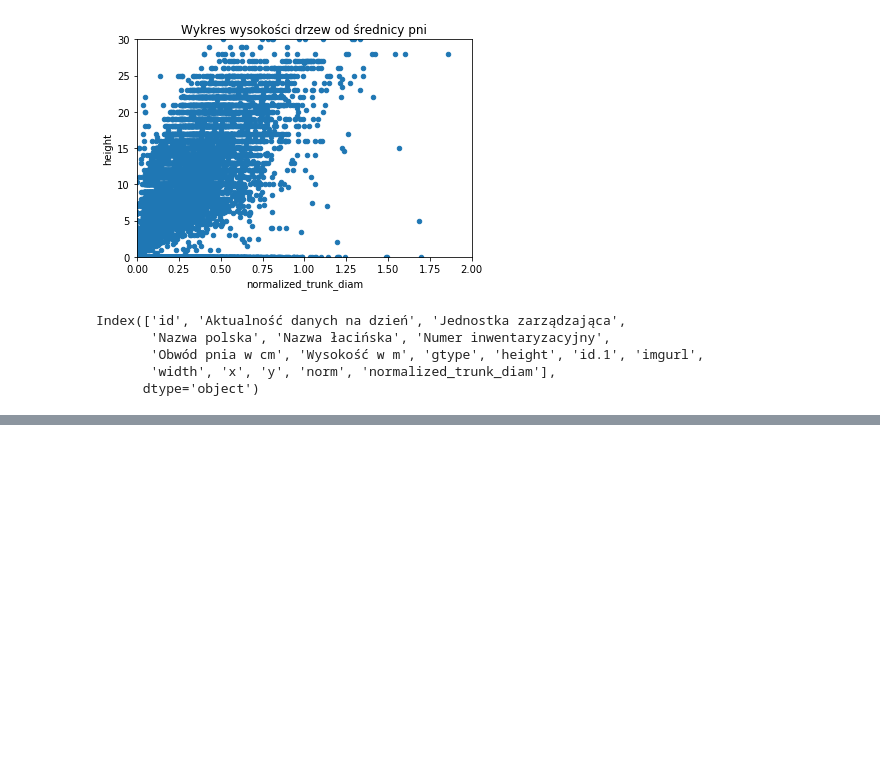
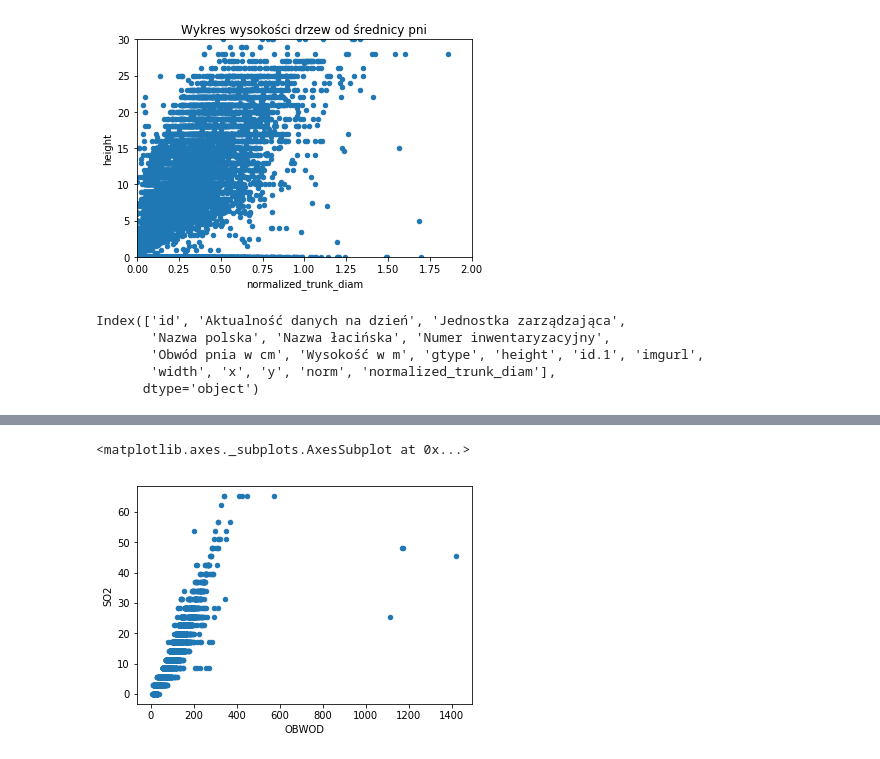
Before and after one commit to kodujdlapolski/tree-research, a Jupyter notebook: Tree cleaning & research.ipynb, the cells around one changed output, grey strips where cells are left out. Drawn from its saved outputs; the diff is of its cells as text; code cells hidden in the pictures; blank space fills up the shorter version.

```diff
--- a/Tree cleaning & research.ipynb
+++ b/Tree cleaning & research.ipynb
@@ -150,0 +184,6 @@ Index(['id', 'Aktualność danych na dzień', 'Jednostka zarządzająca',
+# %%
+so2 = trees[['OBWOD', 'SO2']]
+so2.plot(kind='scatter', x='OBWOD', y='SO2')
+# %% [output]
+<matplotlib.axes._subplots.AxesSubplot at 0x...>
+[figure, added]
```
Also changed, not shown: parts of 21 cells of this notebook.
